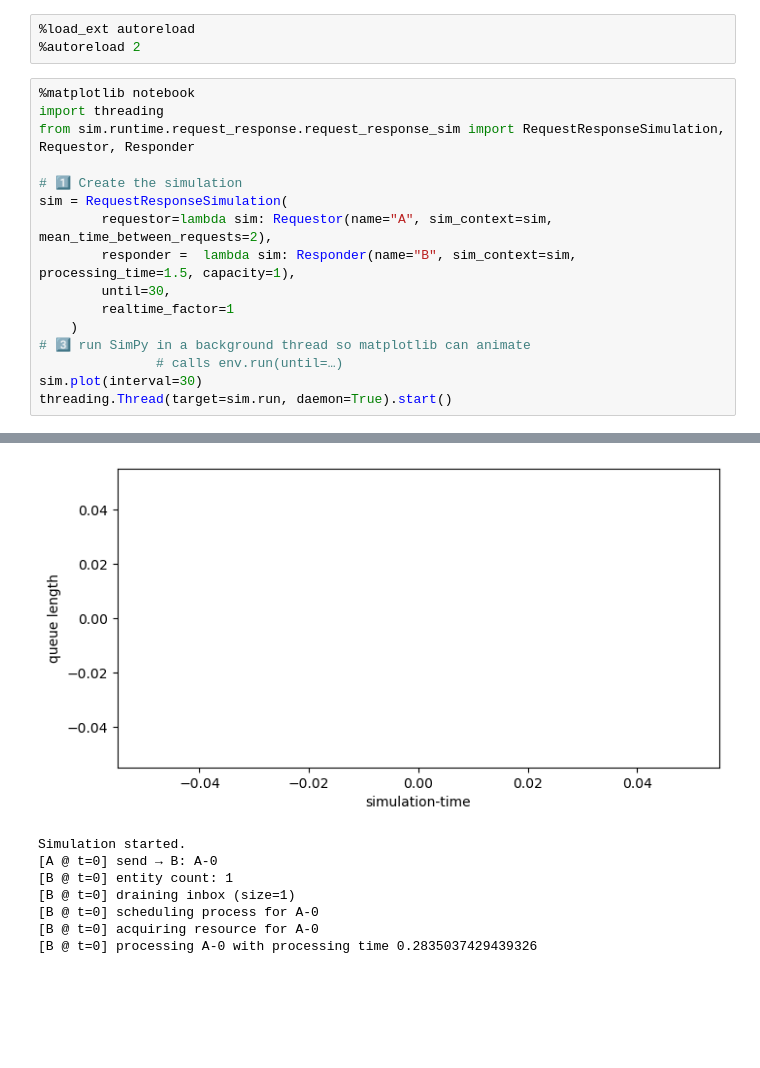
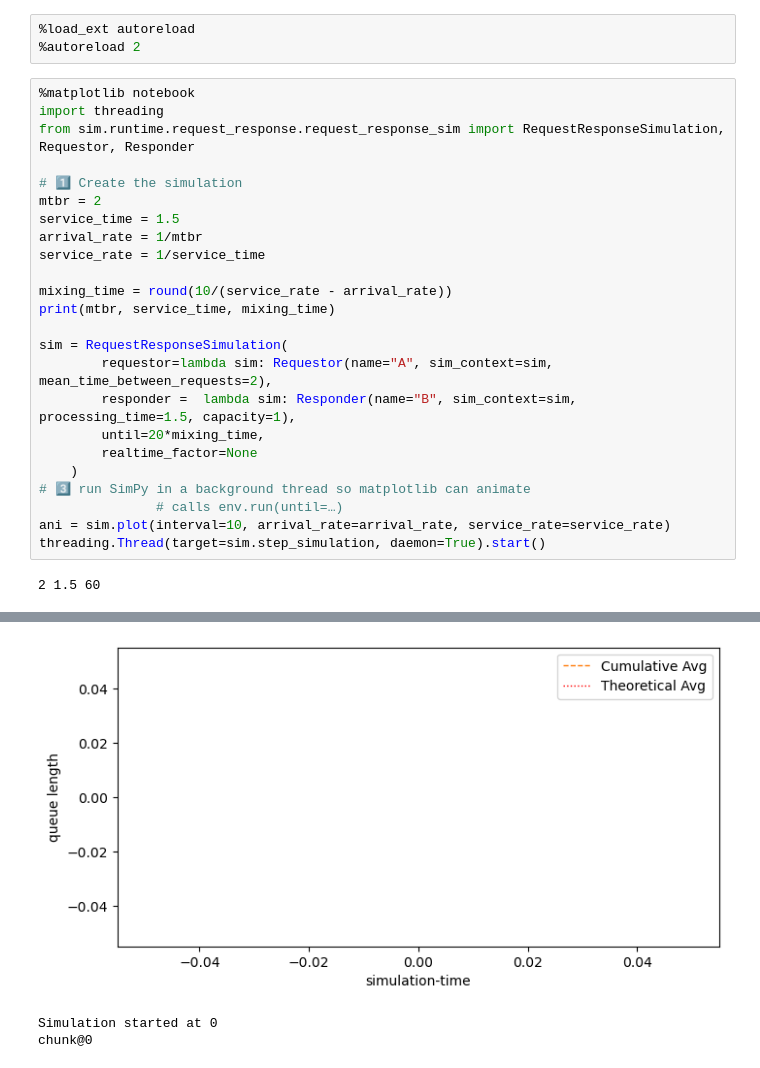
Before and after one commit to krishnaku/pypcalc, a Jupyter notebook: sim/examples/request_response_sim.ipynb, the cells around one changed output, grey strips where cells are left out. Cells and saved outputs as stored; diff of their text form; blank space fills up the shorter version.

```diff
--- a/sim/examples/request_response_sim.ipynb
+++ b/sim/examples/request_response_sim.ipynb
@@ -4,27 +4,31 @@
 # %%
 %matplotlib notebook
 import threading
 from sim.runtime.request_response.request_response_sim import RequestResponseSimulation, Requestor, Responder
 
 # 1️⃣ Create the simulation
+mtbr = 2
+service_time = 1.5
+arrival_rate = 1/mtbr
+service_rate = 1/service_time
+
+mixing_time = round(10/(service_rate - arrival_rate))
+print(mtbr, service_time, mixing_time)
+
 sim = RequestResponseSimulation(
         requestor=lambda sim: Requestor(name="A", sim_context=sim, mean_time_between_requests=2),
         responder =  lambda sim: Responder(name="B", sim_context=sim, processing_time=1.5, capacity=1),
-        until=30,
-        realtime_factor=1
+        until=20*mixing_time,
+        realtime_factor=None
     )
 # 3️⃣ run SimPy in a background thread so matplotlib can animate
                # calls env.run(until=…)
-sim.plot(interval=30)
-threading.Thread(target=sim.run, daemon=True).start()
+ani = sim.plot(interval=10, arrival_rate=arrival_rate, service_rate=service_rate)
+threading.Thread(target=sim.step_simulation, daemon=True).start()
 # %% [output]
+2 1.5 60
 [interactive output not drawn]
 [interactive output not drawn]
-[figure, old version]
+[figure, new version]
-Simulation started.
-[A @ t=0] send → B: A-0
-[B @ t=0] entity count: 1
-[B @ t=0] draining inbox (size=1)
-[B @ t=0] scheduling process for A-0
-[B @ t=0] acquiring resource for A-0
-[B @ t=0] processing A-0 with processing time 0.2835037429439326
+Simulation started at 0
+chunk@0
```
Also changed, not shown: 1 other file.
